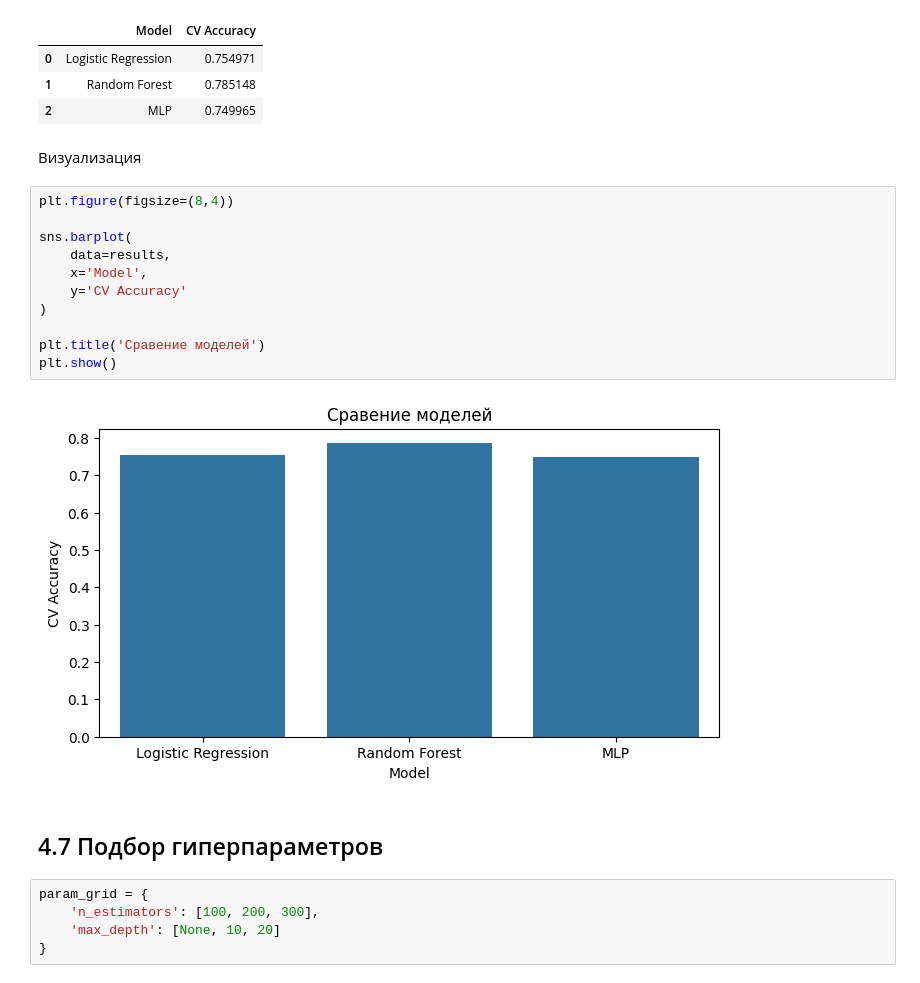
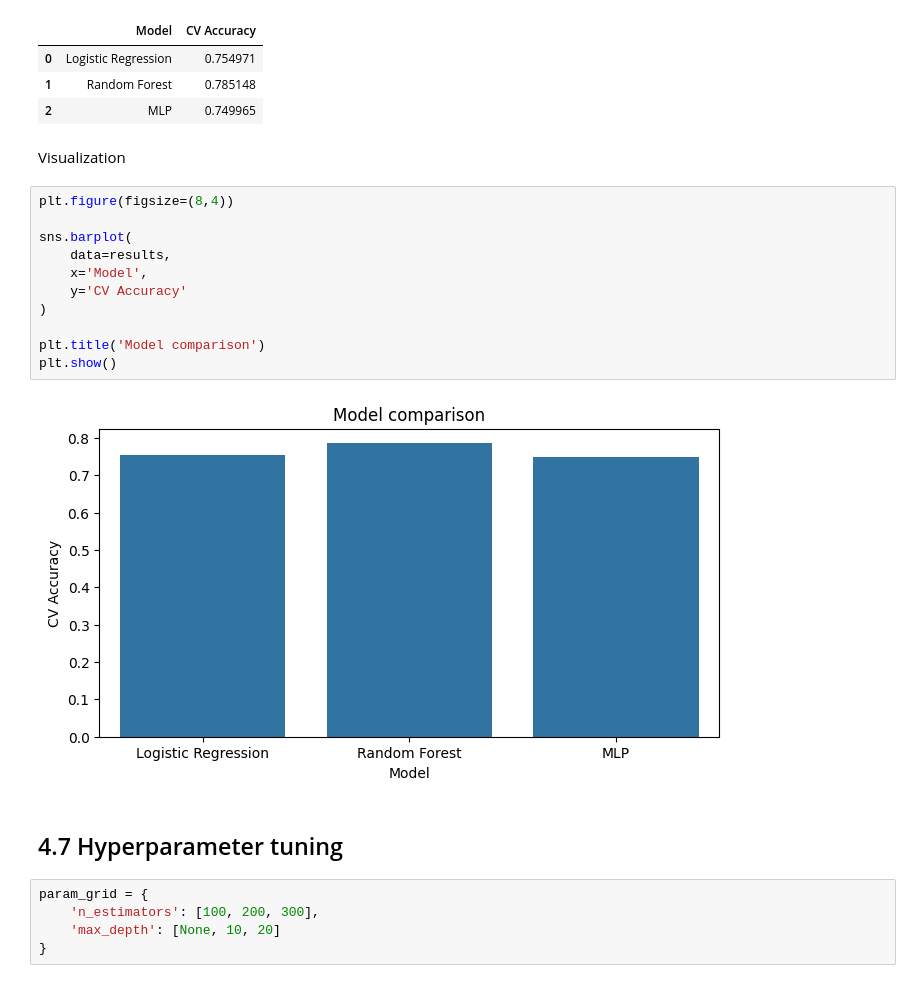
Before and after one commit to lllda06/DATA-ANALYSIS, a Jupyter notebook: Практика.ipynb, the cells around one changed output. Cells and saved outputs as stored; diff of their text form.

```diff
--- a/Практика.ipynb
+++ b/Практика.ipynb
@@ -968,23 +971,23 @@ results
 | 0 | Logistic Regression | 0.754971 |
 | 1 | Random Forest | 0.785148 |
 | 2 | MLP | 0.749965 |
-# %% [markdown]
-Визуализация
+# %% [markdown]
+Visualization
 # %%
 plt.figure(figsize=(8,4))
 
 sns.barplot(
     data=results,
     x='Model',
     y='CV Accuracy'
 )
 
-plt.title('Сравение моделей')
+plt.title('Model comparison')
 plt.show()
 # %% [output]
-[figure, old version]
+[figure, new version]
 # %% [markdown]
-## 4.7 Подбор гиперпараметров
+## 4.7 Hyperparameter tuning
 # %%
 param_grid = {
     'n_estimators': [100, 200, 300],
```
Also changed, not shown: parts of 139 cells of this notebook.
